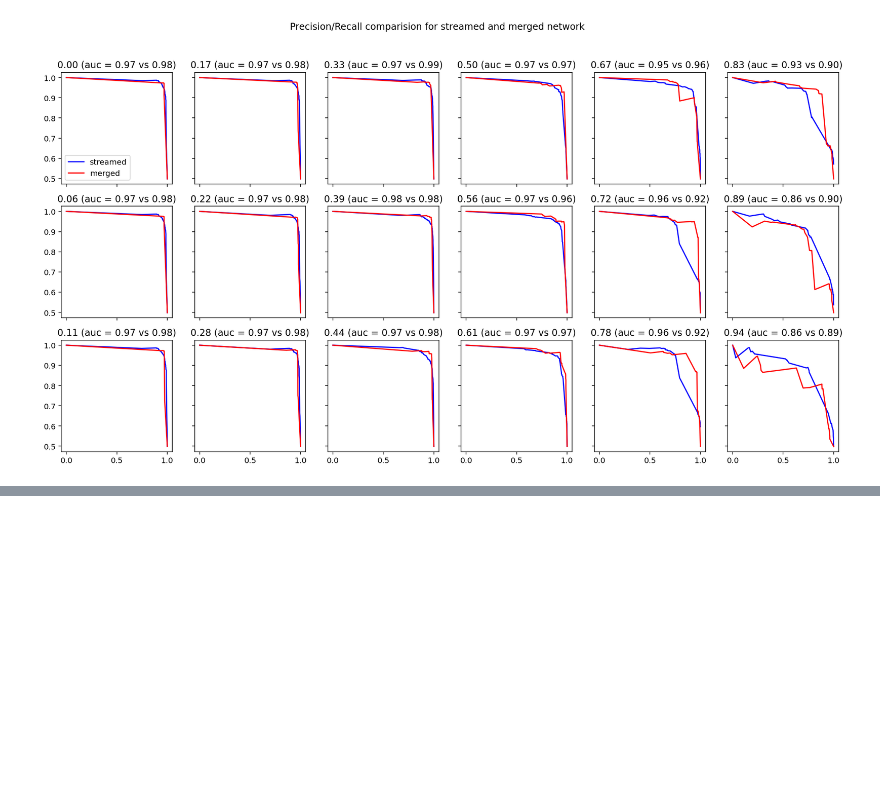
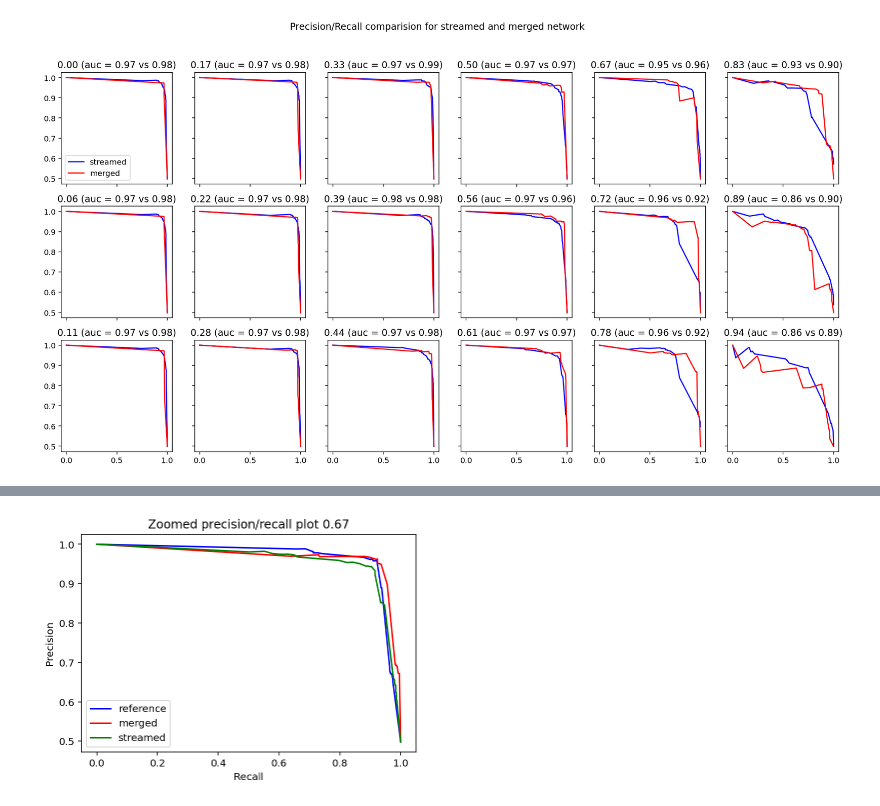
Before and after one commit to jrybicki-jsc/smms, a Jupyter notebook: graphla/netprediction.ipynb, the cells around one changed output, grey strips where cells are left out. Saved outputs shown, nothing was run; the diff lists cells and outputs as text; code cells hidden in the pictures; blank space fills up the shorter version.

```diff
--- a/graphla/netprediction.ipynb
+++ b/graphla/netprediction.ipynb
@@ -730,0 +428,14 @@ False
+# %%
+# probably the last good one:
+gamma = 0.6666666666666666
+plt.plot(figsize=(12,8))
+plt.title(f"Zoomed precision/recall plot {gamma:.2f}")
+plt.xlabel('Recall')
+plt.ylabel('Precision')
+[p1, r1, roc_auc1, p2, r2, roc_auc2, p3, r3, roc_auc3] = to_plot[gamma]
+plt.plot(r1, p1, c='b', label='reference')
+plt.plot(r2, p2, c='r', label='merged')
+plt.plot(r3, p3, c='g', label='streamed')
+plt.legend();
+# %% [output]
+[figure, added]
```
Also changed, not shown: parts of 68 cells of this notebook, 2 other files.
